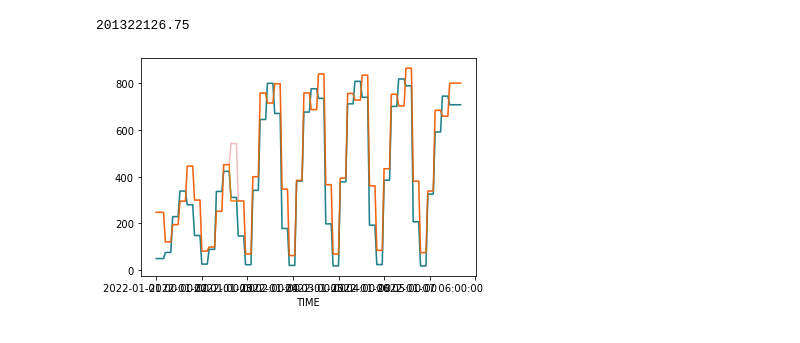
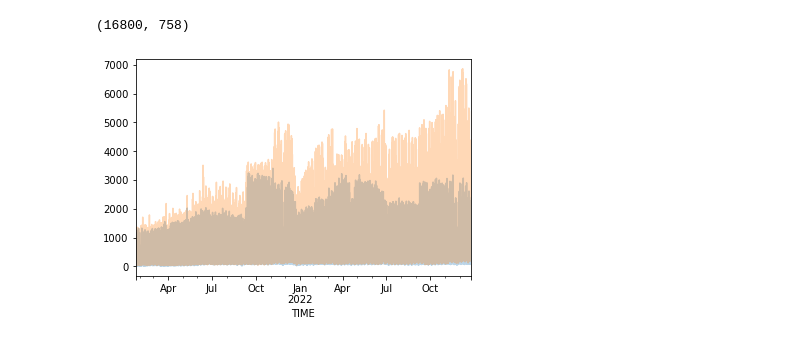
Before and after one commit to trevorwitter/nyc-subway-utilization, a Jupyter notebook: data_extract/notebooks/plot_entries_exits.ipynb, the cells around one changed output. Cells and saved outputs as stored; diff of their text form; code cells hidden in the pictures.

Commit message:
update data extraction

```diff
--- a/data_extract/notebooks/plot_entries_exits.ipynb
+++ b/data_extract/notebooks/plot_entries_exits.ipynb
@@ -13,4 +4,7 @@ df.max().max()
-# %%
-df1.max().max()
-# %% [output]
-201322126.75
+# %%
+file_loc = "../../data/mta_subway_221231_100wk_dbscan.parquet"
+# %%
+df = pd.read_parquet(file_loc)
+df.shape
+# %% [output]
+(16800, 758)
@@ -17,11 +13,9 @@ df1.max().max()
 # %%
 def plot_ents(station):
-    df[f'{station}_ent'].plot()
-    df[f'{station}_ex'].plot()
-    df1[f'{station}_ent'].plot(alpha=0.3)
-    df1[f'{station}_ex'].plot(alpha=0.3)
+    df[f'{station}_ent'].plot(alpha=0.3)
+    df[f'{station}_ex'].plot(alpha=0.3)
     plt.show()
 # %%
-plot_ents('103 ST')
+plot_ents('14 ST')
 # %% [output]
-[figure, old version]
+[figure, new version]
```
Also changed, not shown: parts of 21 cells of this notebook, 2 other files.
